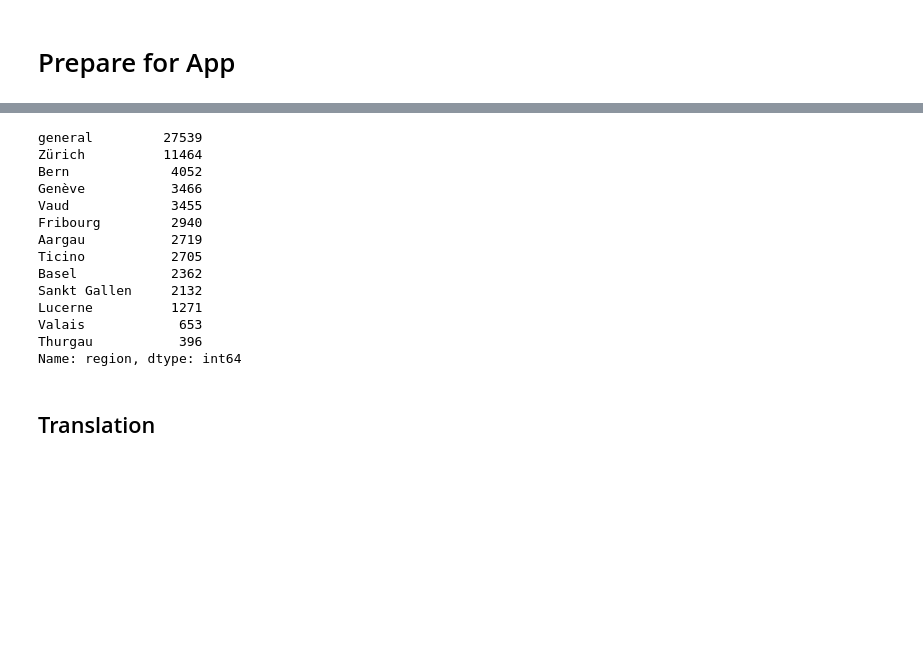
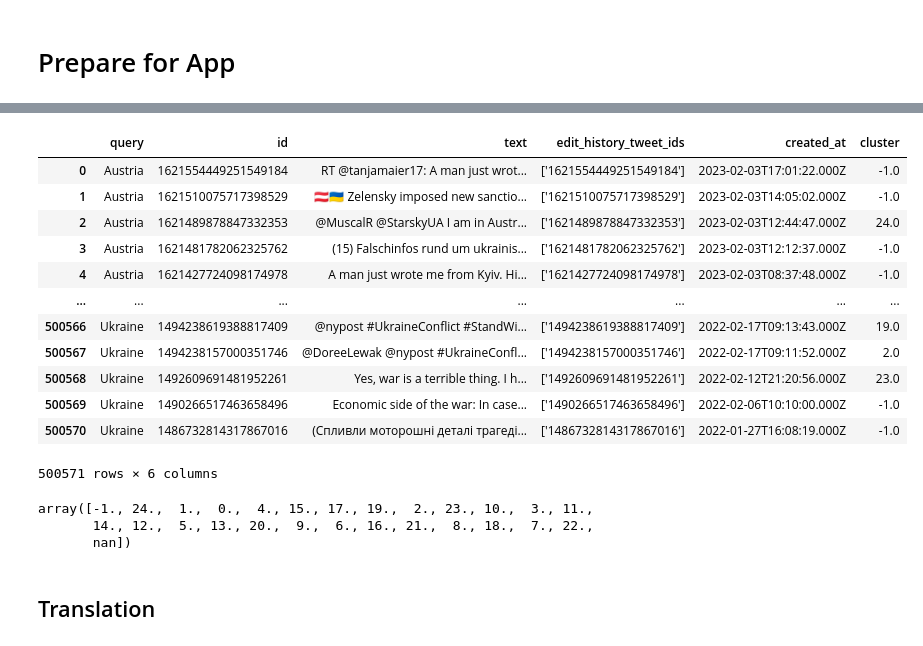
Before and after one commit to sprenkamp/refugee_europe_unsupervised, a Jupyter notebook: streamlitApp/testing.ipynb, the cells around one changed output, grey strips where cells are left out. Drawn from its saved outputs; the diff is of its cells as text; code cells hidden in the pictures; blank space fills up the shorter version.

```diff
--- a/streamlitApp/testing.ipynb
+++ b/streamlitApp/testing.ipynb
@@ -228,17 +185,0 @@ Name: cluster_names, dtype: int64
-# %%
-df.region.value_counts()
-# %% [output]
-general         27539
-Zürich          11464
-Bern             4052
-Genève           3466
-Vaud             3455
-Fribourg         2940
-Aargau           2719
-Ticino           2705
-Basel            2362
-Sankt Gallen     2132
-Lucerne          1271
-Valais            653
-Thurgau           396
-Name: region, dtype: int64
@@ -245,3 +195,25 @@ Name: region, dtype: int64
+# %%
+df_twitter
+# %% [output]
+|  | query | id | text | edit_history_tweet_ids | created_at | cluster |
+| 0 | Austria | 1621554449251549184 | RT @tanjamaier17: A man just wrot... | ['1621554449251549184'] | 2023-02-03T17:01:22.000Z | -1.0 |
+| 1 | Austria | 1621510075717398529 | 🇦🇹🇺🇦 Zelensky imposed new sanctio... | ['1621510075717398529'] | 2023-02-03T14:05:02.000Z | -1.0 |
+| 2 | Austria | 1621489878847332353 | @MuscalR @StarskyUA I am in Austr... | ['1621489878847332353'] | 2023-02-03T12:44:47.000Z | 24.0 |
+| 3 | Austria | 1621481782062325762 | (15) Falschinfos rund um ukrainis... | ['1621481782062325762'] | 2023-02-03T12:12:37.000Z | -1.0 |
+| 4 | Austria | 1621427724098174978 | A man just wrote me from Kyiv. Hi... | ['1621427724098174978'] | 2023-02-03T08:37:48.000Z | -1.0 |
+| ... | ... | ... | ... | ... | ... | ... |
+| 500566 | Ukraine | 1494238619388817409 | @nypost #UkraineConflict #StandWi... | ['1494238619388817409'] | 2022-02-17T09:13:43.000Z | 19.0 |
+| 500567 | Ukraine | 1494238157000351746 | @DoreeLewak @nypost #UkraineConfl... | ['1494238157000351746'] | 2022-02-17T09:11:52.000Z | 2.0 |
+| 500568 | Ukraine | 1492609691481952261 | Yes, war is a terrible thing. I h... | ['1492609691481952261'] | 2022-02-12T21:20:56.000Z | 23.0 |
+| 500569 | Ukraine | 1490266517463658496 | Economic side of the war: In case... | ['1490266517463658496'] | 2022-02-06T10:10:00.000Z | -1.0 |
+| 500570 | Ukraine | 1486732814317867016 | (Спливли моторошні деталі трагеді... | ['1486732814317867016'] | 2022-01-27T16:08:19.000Z | -1.0 |
+500571 rows × 6 columns
+# %%
+df_twitter.cluster.unique()
+# %% [output]
+array([-1., 24.,  1.,  0.,  4., 15., 17., 19.,  2., 23., 10.,  3., 11.,
+       14., 12.,  5., 13., 20.,  9.,  6., 16., 21.,  8., 18.,  7., 22.,
+       nan])
 # %%
 df['region'] = df['chat'].apply(lambda x: canton_chat_dict[x])
 # %%
```
Also changed, not shown: parts of 7 cells of this notebook, 20 other files.
